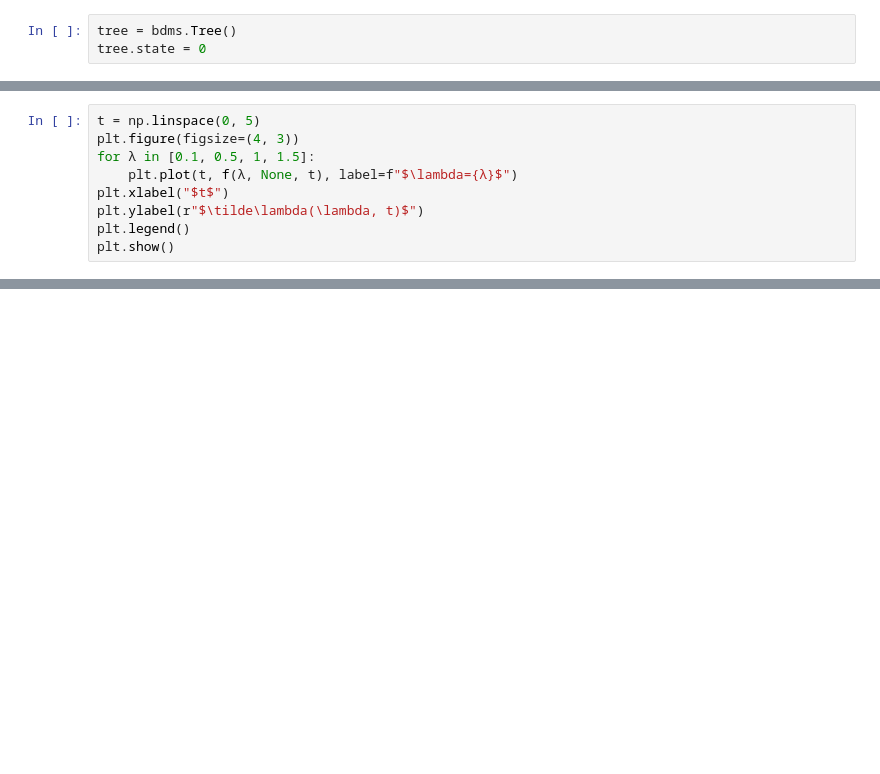
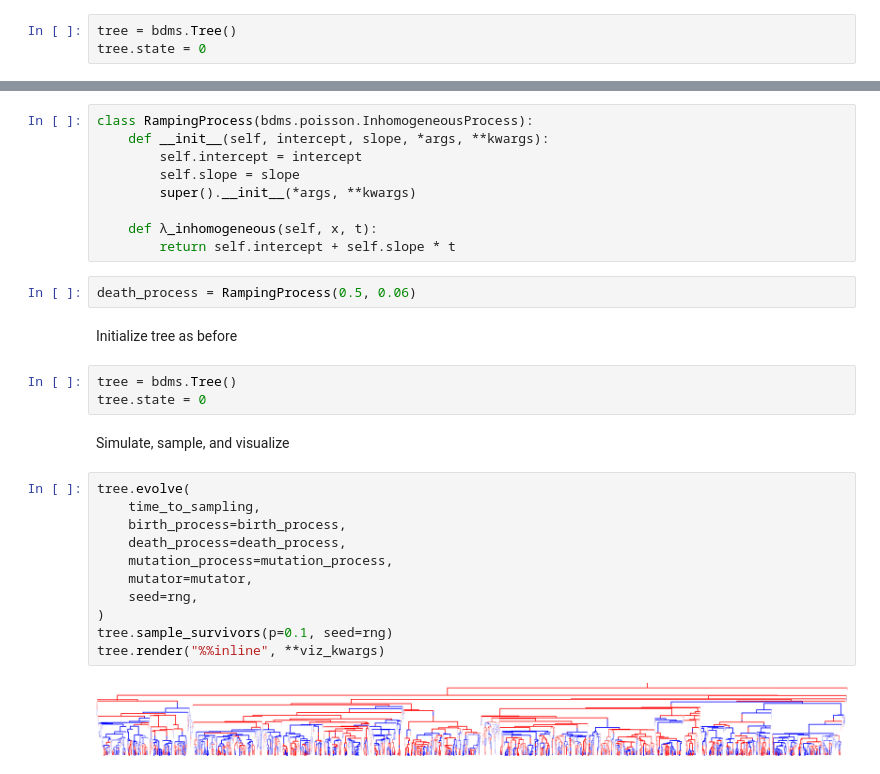
Before and after one commit to psathyrella/BDMS, a Jupyter notebook: notebooks/quickstart.ipynb, the cells around one changed output, grey strips where cells are left out. Saved outputs shown, nothing was run; the diff lists cells and outputs as text; blank space fills up the shorter version.

```diff
--- a/notebooks/quickstart.ipynb
+++ b/notebooks/quickstart.ipynb
@@ -135,9 +26,0 @@ def f(λ, x, t):
-# %%
-t = np.linspace(0, 5)
-plt.figure(figsize=(4, 3))
-for λ in [0.1, 0.5, 1, 1.5]:
-    plt.plot(t, f(λ, None, t), label=f"$\lambda={λ}$")
-plt.xlabel("$t$")
-plt.ylabel(r"$\tilde\lambda(\lambda, t)$")
-plt.legend()
-plt.show()
@@ -205,0 +85,31 @@ tree.render("x", "%%inline")
+# %%
+class RampingProcess(bdms.poisson.InhomogeneousProcess):
+    def __init__(self, intercept, slope, *args, **kwargs):
+        self.intercept = intercept
+        self.slope = slope
+        super().__init__(*args, **kwargs)
+
+    def λ_inhomogeneous(self, x, t):
+        return self.intercept + self.slope * t
+# %%
+death_process = RampingProcess(0.5, 0.06)
+# %% [markdown]
+Initialize tree as before
+# %%
+tree = bdms.Tree()
+tree.state = 0
+# %% [markdown]
+Simulate, sample, and visualize
+# %%
+tree.evolve(
+    time_to_sampling,
+    birth_process=birth_process,
+    death_process=death_process,
+    mutation_process=mutation_process,
+    mutator=mutator,
+    seed=rng,
+)
+tree.sample_survivors(p=0.1, seed=rng)
+tree.render("%%inline", **viz_kwargs)
+# %% [output]
+[figure, added]
```
Also changed, not shown: parts of 42 cells of this notebook, 7 other files.
